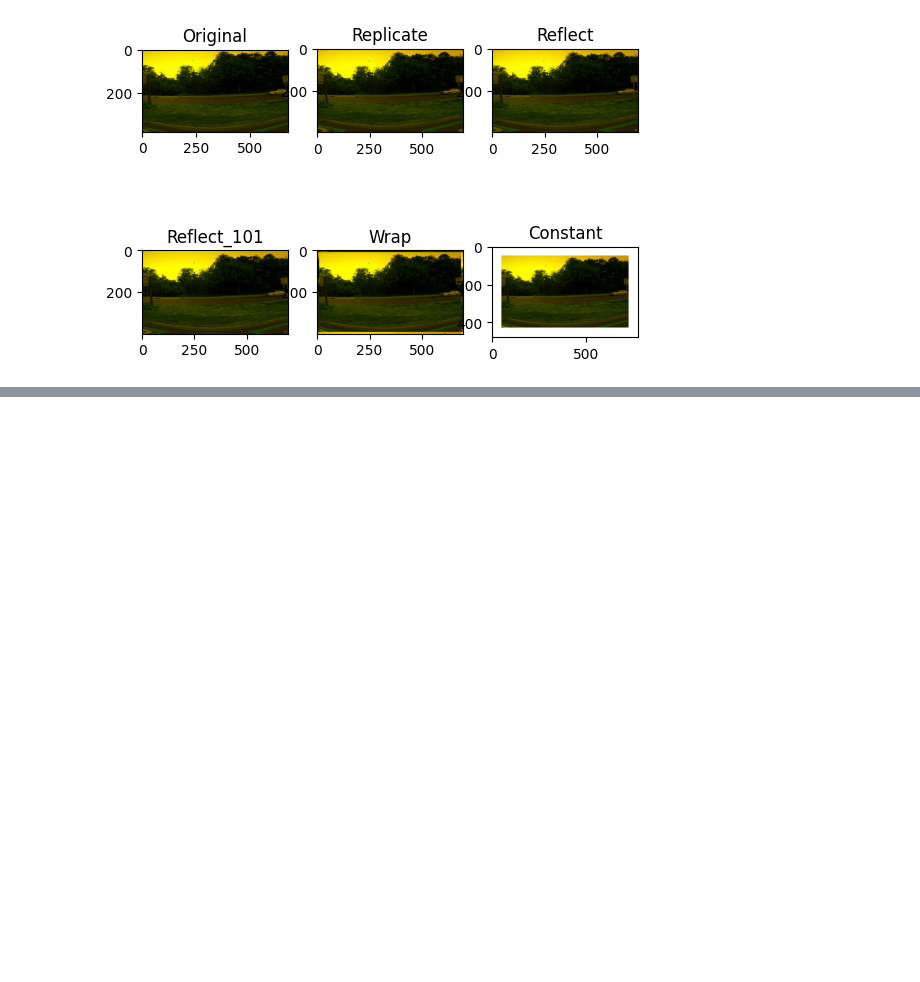
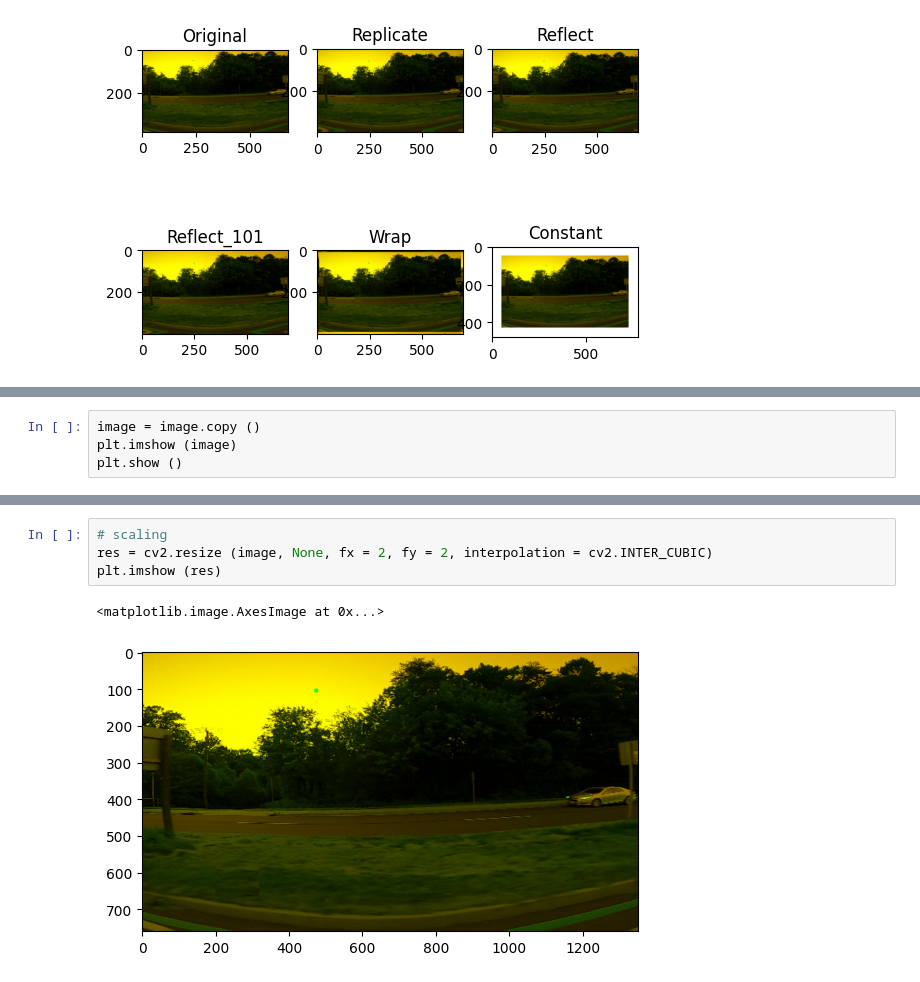
Before and after one commit to AleksandrMorozov123/Computer-vision-with-TensorFlow-Keras-and-OpenCV, a Jupyter notebook: computer-vision-with-opencv.ipynb, the cells around one changed output, grey strips where cells are left out. Cells and saved outputs as stored; diff of their text form; blank space fills up the shorter version.

```diff
--- a/computer-vision-with-opencv.ipynb
+++ b/computer-vision-with-opencv.ipynb
@@ -188,0 +202,4 @@ plt.show ()
+# %%
+image = image.copy ()
+plt.imshow (image)
+plt.show ()
@@ -188,0 +208,7 @@ plt.show ()
+# %%
+# scaling
+res = cv2.resize (image, None, fx = 2, fy = 2, interpolation = cv2.INTER_CUBIC)
+plt.imshow (res)
+# %% [output]
+<matplotlib.image.AxesImage at 0x...>
+[figure, added]
```
Also changed, not shown: parts of 9 cells of this notebook.
